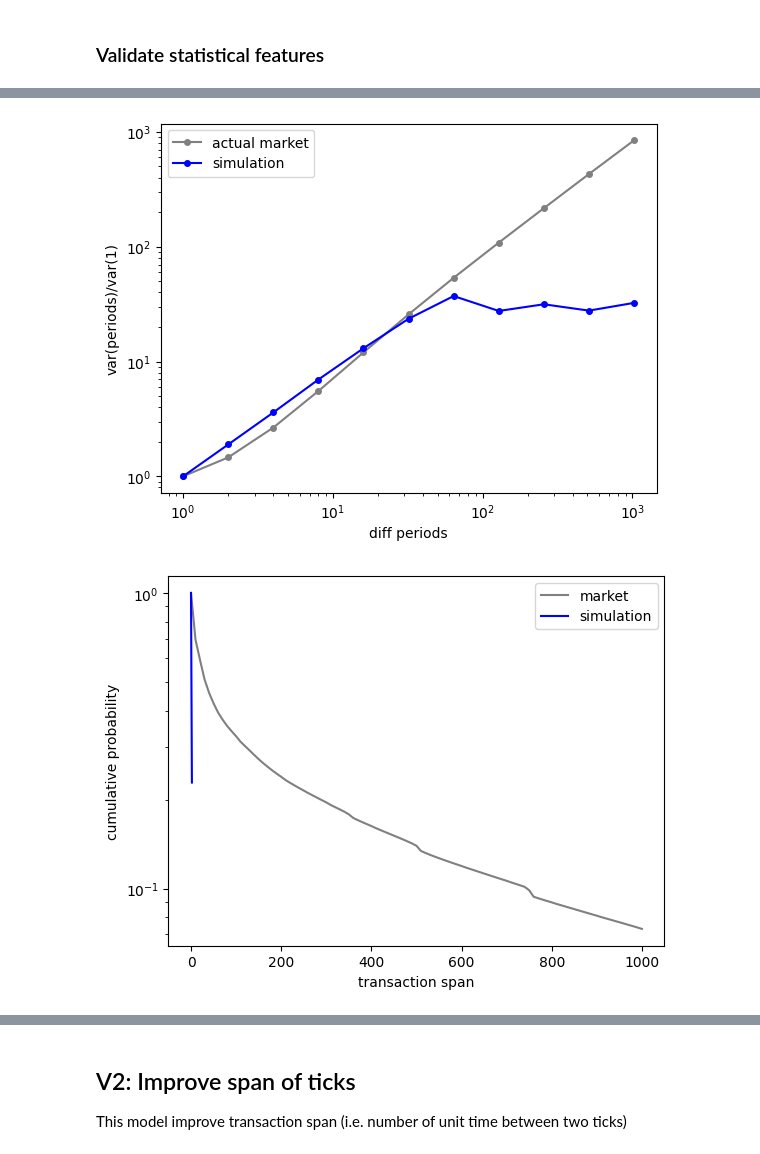
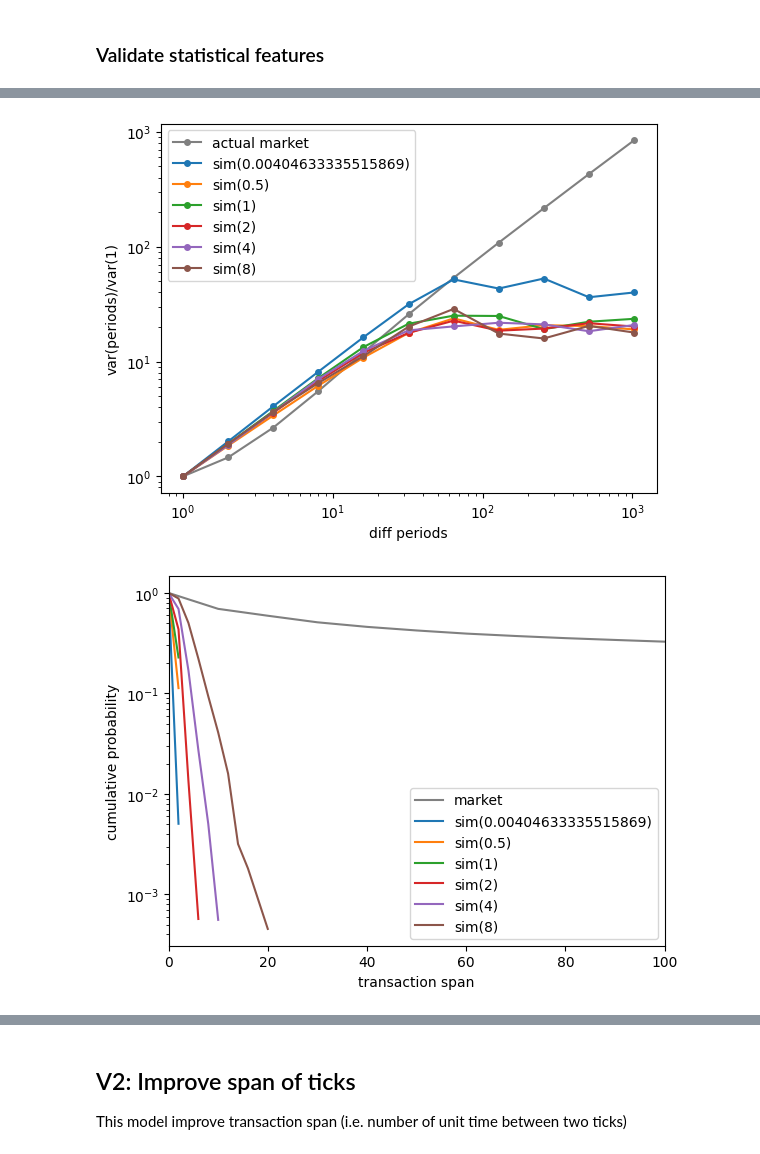
Before and after one commit to Naradice/stocknet_study, a Jupyter notebook: FeatureEngineering/AgentSimulation.ipynb, the cells around one changed output, grey strips where cells are left out. Saved outputs shown, nothing was run; the diff lists cells and outputs as text; code cells hidden in the pictures.

```diff
--- a/FeatureEngineering/AgentSimulation.ipynb
+++ b/FeatureEngineering/AgentSimulation.ipynb
@@ -200,6 +239,11 @@ sim_indices, sim_similarities, _ = self_similarity(prices["price"].diff().iloc[1
 # %%
 plt.plot(indices, similarities, color="gray", label="market")
-plt.plot(sim_indices, sim_similarities, color="blue", label="simulation")
+for index in range(len(price_results)):
+    prices = price_results[index]
+    label = labels[index]
+    color = colors[index]
+    sim_indices, sim_similarities, _ = self_similarity(prices["price"].diff().iloc[1:], k=20)
+    plt.plot(sim_indices, sim_similarities, color=color, label=label)
 plt.title('Cumulative Distribution')
 plt.xlabel('time diff periods (ticks)')
 plt.ylabel('Similarity')
@@ -227,6 +268,13 @@ sim_std_diffusions = np.sqrt(sim_var_diffusions)
 # %%
 plt.plot(periods, var_diffusions/var_diffusions[0], label="actual market", color="gray", linestyle="-", marker="o", markersize=4)
-plt.plot(periods, sim_var_diffusions/sim_var_diffusions[0], label="simulation", color="blue", linestyle="-", marker="o", markersize=4)
+
+for index in range(len(price_results)):
+    prices = price_results[index]
+    label = labels[index]
+    color = colors[index]
+    sim_var_diffusions = np.array([diffusion(prices["price"], period) for period in periods])
+    sim_std_diffusions = np.sqrt(sim_var_diffusions)
+    plt.plot(periods, sim_var_diffusions/sim_var_diffusions[0], label=label, color=color, linestyle="-", marker="o", markersize=4)
 plt.yscale("log")
 plt.xscale("log")
 plt.xlabel("diff periods")
@@ -234,4 +282,4 @@ plt.ylabel("var(periods)/var(1)")
 plt.legend()
 plt.show()
 # %% [output]
-[figure, old version]
+[figure, new version]
@@ -245,38 +286,42 @@ time_span = np.round(time_diff/min_span)
 # %%
 # actual market result
-pre_span = 0
 counts = [len(time_span)]
 spans = [*range(0, 1010, 10)]
 for span in spans[1:]:
     match_spans = time_span[(time_span >= span)]
     count = len(match_spans)
     counts.append(count)
-    pre_span = span
 cum_p = np.asarray(counts)/len(time_span)
 # %%
 # simulation result
-ticks = np.asarray(ticks)
-transaction_spans = (ticks[1:] - ticks[:-1])/model.tick_time_unit
+def cum_prob(ticks):
+    ticks = np.asarray(ticks)
+    transaction_spans = (ticks[1:] - ticks[:-1])/model.tick_time_unit
 
-pre_span = 0
-counts = [len(transaction_spans)]
-sim_spans = [*range(0, 1002, 2)]
-for span in sim_spans[1:]:
-    match_spans = transaction_spans[(transaction_spans >= span)]
-    count = len(match_spans)
-    if count == 0:
-        break
-    counts.append(count)
-    pre_span = span
-sim_spans = sim_spans[:len(counts)]
-sim_cum_p = np.asarray(counts)/len(transaction_spans)
+    counts = [len(transaction_spans)]
+    sim_spans = [*range(0, 1002, 2)]
+    for span in sim_spans[1:]:
+        match_spans = transaction_spans[(transaction_spans >= span)]
+        count = len(match_spans)
+        if count == 0:
+            break
+        counts.append(count)
+    sim_spans = sim_spans[:len(counts)]
+    sim_cum_p = np.asarray(counts)/len(transaction_spans)
+    return sim_spans, sim_cum_p
 # %%
 plt.plot(spans, cum_p, color="gray", label="market")
-plt.plot(sim_spans, sim_cum_p, color="blue", label="simulation")
+for index in range(len(price_results)):
+    ticks = ticks_results[index]
+    label = labels[index]
+    color = colors[index]
+    sim_spans, sim_cum_p = cum_prob(ticks)
+    plt.plot(sim_spans, sim_cum_p, color=color, label=label)
 plt.yscale("log")
 plt.xlabel("transaction span")
 plt.ylabel("cumulative probability")
+plt.xlim(0, 100)
 plt.legend()
 plt.show()
 # %% [output]
-[figure, old version]
+[figure, new version]
```
Also changed, not shown: parts of 28 cells of this notebook.
